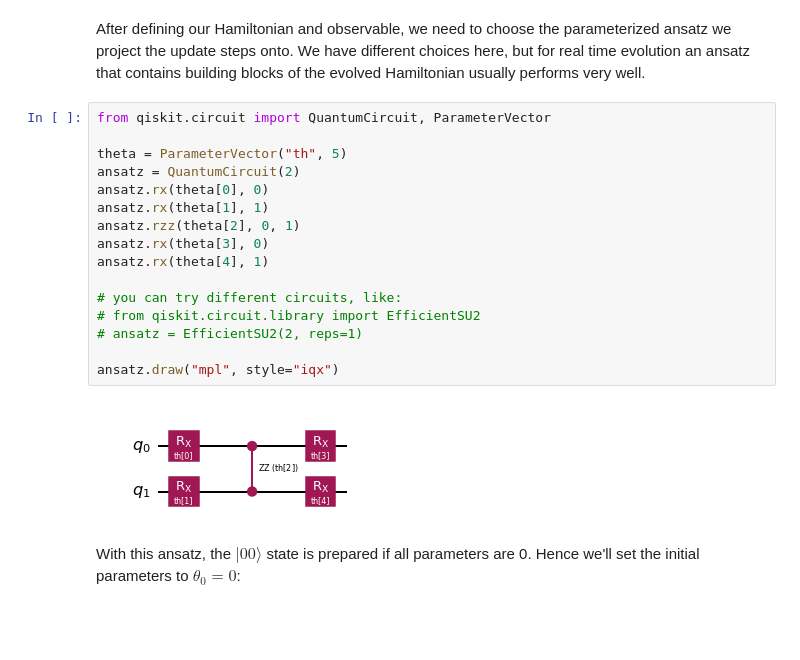
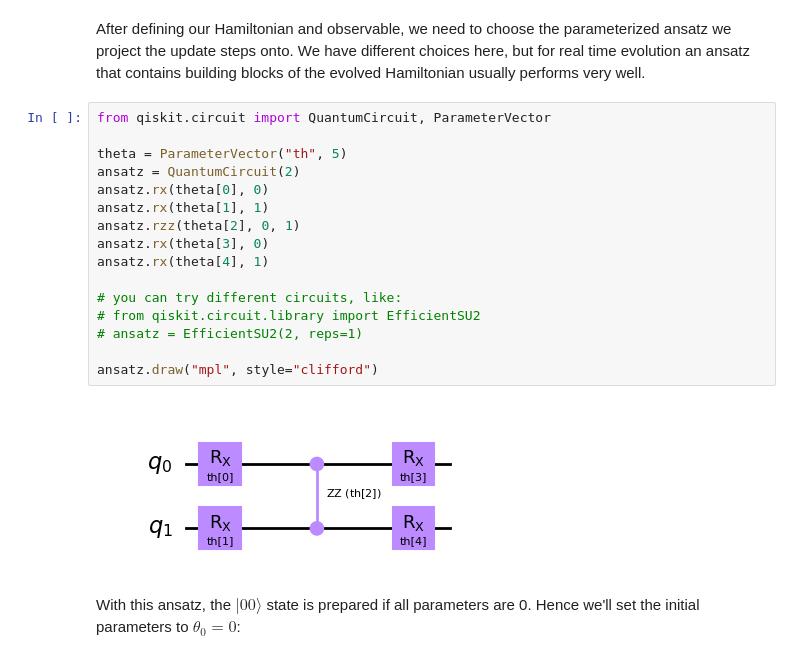
Before and after one commit to qiskit-community/qiskit-algorithms, a Jupyter notebook: docs/tutorials/10_pvqd.ipynb, the cells around one changed output. Cells and saved outputs as stored; diff of their text form; blank space fills up the shorter version.

```diff
--- a/docs/tutorials/10_pvqd.ipynb
+++ b/docs/tutorials/10_pvqd.ipynb
@@ -38,21 +38,21 @@ After defining our Hamiltonian and observable, we need to choose the parameteriz
 # %%
 from qiskit.circuit import QuantumCircuit, ParameterVector
 
 theta = ParameterVector("th", 5)
 ansatz = QuantumCircuit(2)
 ansatz.rx(theta[0], 0)
 ansatz.rx(theta[1], 1)
 ansatz.rzz(theta[2], 0, 1)
 ansatz.rx(theta[3], 0)
 ansatz.rx(theta[4], 1)
 
 # you can try different circuits, like:
 # from qiskit.circuit.library import EfficientSU2
 # ansatz = EfficientSU2(2, reps=1)
 
-ansatz.draw("mpl", style="iqx")
+ansatz.draw("mpl", style="clifford")
 # %% [output]
-[figure, old version]
+[figure, new version]
 # %% [markdown]
 With this ansatz, the $|00\rangle$ state is prepared if all parameters are 0. Hence we'll set the initial parameters to $\theta_0 = 0$:
 # %%
```
Also changed, not shown: parts of 6 cells of this notebook, 12 other files.
